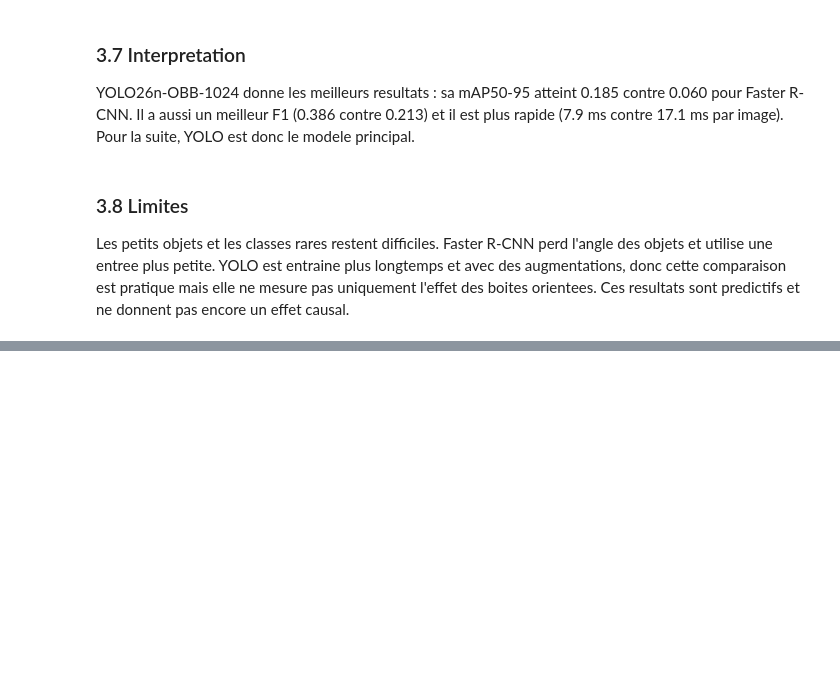
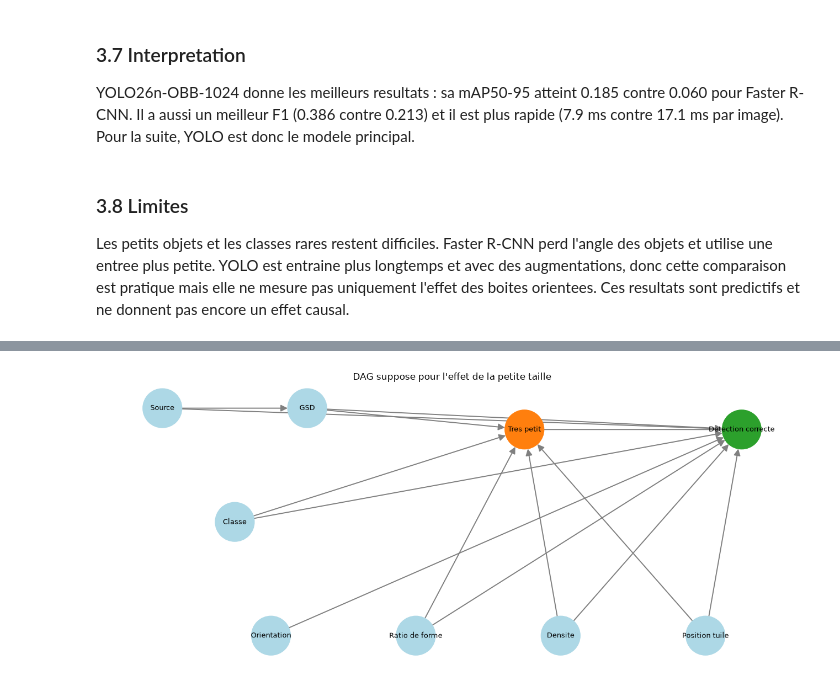
Before and after one commit to Mtazi667/dota-minimap-object-detection, a Jupyter notebook: projet_dota_soutenance.ipynb, the cells around one changed output, grey strips where cells are left out. Drawn from its saved outputs; the diff is of its cells as text; code cells hidden in the pictures; blank space fills up the shorter version.

Commit message:
Add causal formulation to defense notebook

```diff
--- a/projet_dota_soutenance.ipynb
+++ b/projet_dota_soutenance.ipynb
@@ -1454,0 +1547,57 @@ Les petits objets et les classes rares restent difficiles. Faster R-CNN perd l'a
+# %%
+import networkx as nx
+
+dag_edges = [
+    ("Source", "GSD"),
+    ("Source", "Detection correcte"),
+    ("GSD", "Tres petit"),
+    ("GSD", "Detection correcte"),
+    ("Classe", "Tres petit"),
+    ("Classe", "Detection correcte"),
+    ("Orientation", "Detection correcte"),
+    ("Ratio de forme", "Tres petit"),
+    ("Ratio de forme", "Detection correcte"),
+    ("Densite", "Tres petit"),
+    ("Densite", "Detection correcte"),
+    ("Position tuile", "Tres petit"),
+    ("Position tuile", "Detection correcte"),
+    ("Tres petit", "Detection correcte"),
+]
+causal_dag = nx.DiGraph(dag_edges)
+dag_positions = {
+    "Source": (0.0, 2.8),
+    "GSD": (2.0, 2.8),
+    "Classe": (1.0, 1.2),
+    "Orientation": (1.5, -0.4),
+    "Ratio de forme": (3.5, -0.4),
+    "Densite": (5.5, -0.4),
+    "Position tuile": (7.5, -0.4),
+    "Tres petit": (5.0, 2.5),
+    "Detection correcte": (8.0, 2.5),
+}
+node_colors = [
+    "tab:orange" if node == "Tres petit"
+    else "tab:green" if node == "Detection correcte"
+    else "lightblue"
+    for node in causal_dag.nodes
+]
+
+fig, ax = plt.subplots(figsize=(13, 5.5))
+nx.draw_networkx(
+    causal_dag,
+    pos=dag_positions,
+    node_color=node_colors,
+    node_size=2600,
+    font_size=9,
+    arrows=True,
+    arrowsize=18,
+    width=1.4,
+    edge_color="gray",
+    ax=ax,
+)
+ax.set_title("DAG suppose pour l'effet de la petite taille")
+ax.axis("off")
+fig.tight_layout()
+plt.show()
+# %% [output]
+[figure, added]
```
Also changed, not shown: parts of 4 cells of this notebook, 1 other file.
